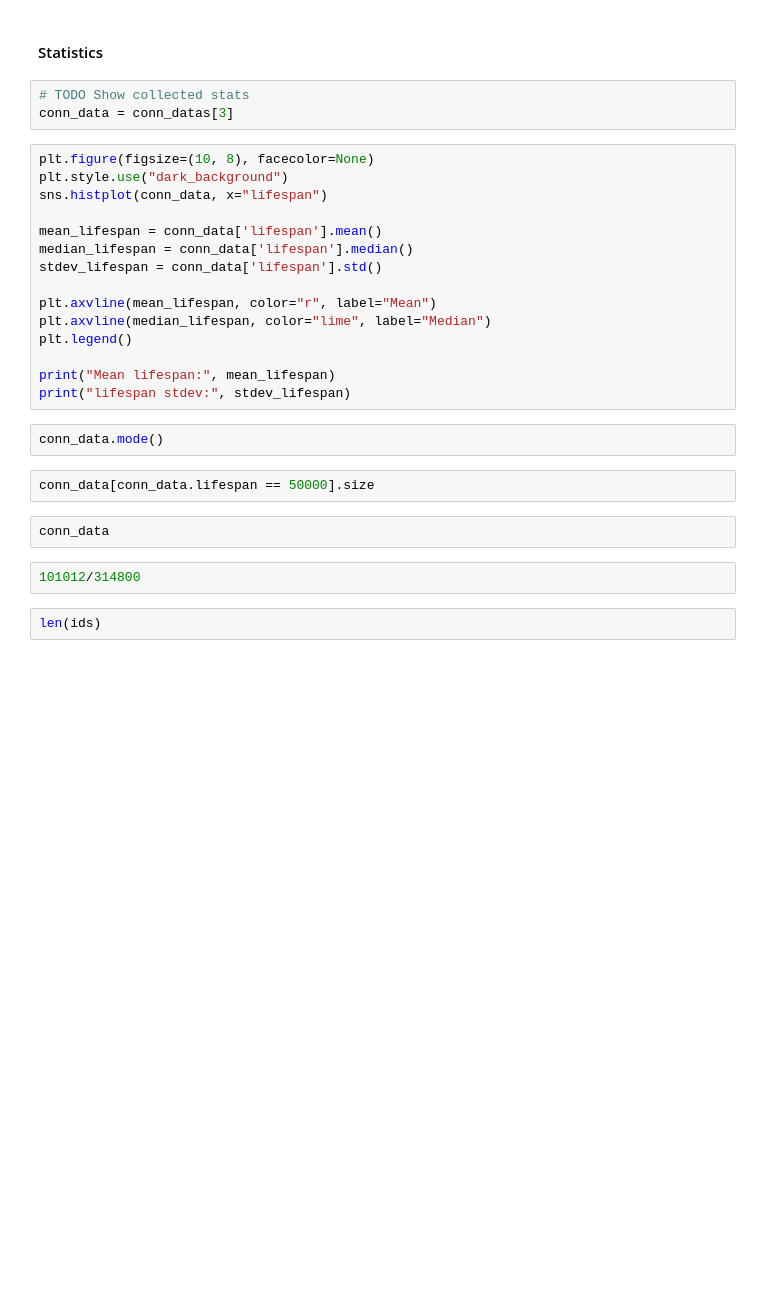
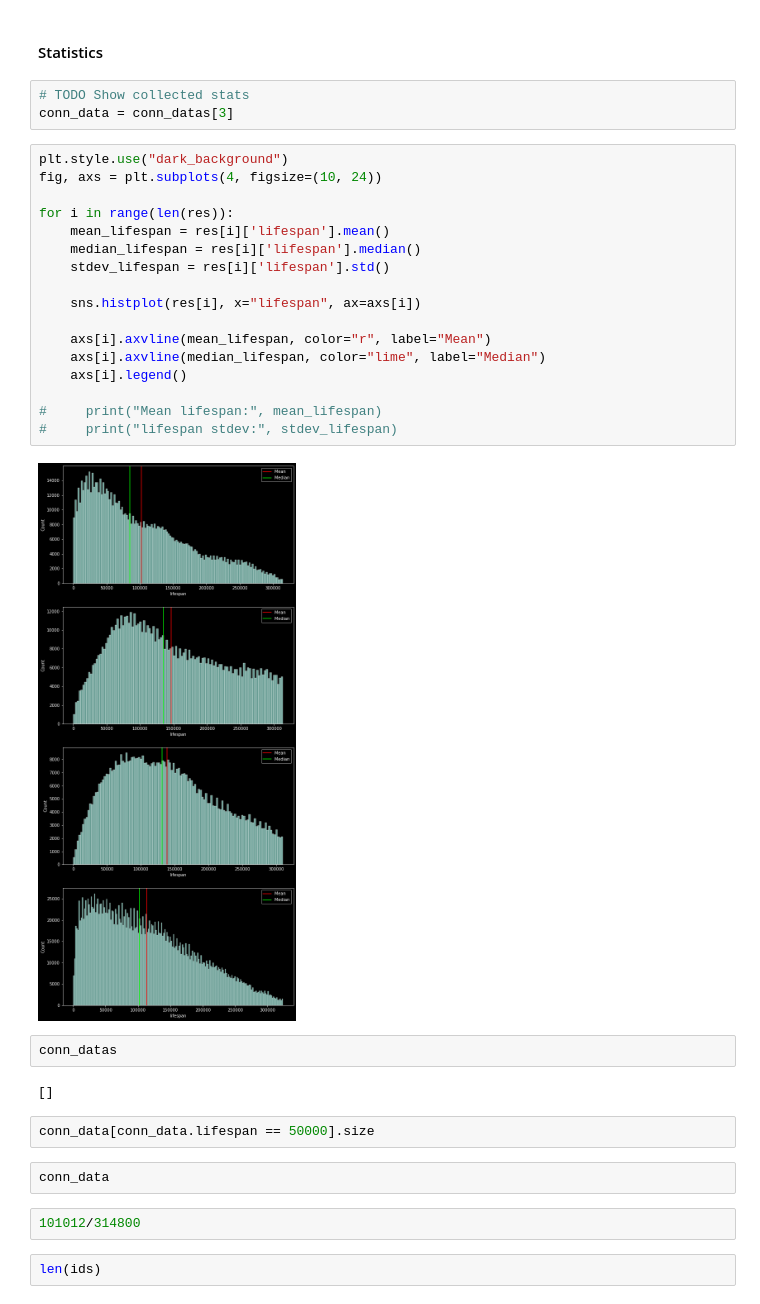
Before and after one commit to AlgebraicWolf/mesh-network-modeling, a Jupyter notebook: model.ipynb, the cells around one changed output. Cells and saved outputs as stored; diff of their text form; blank space fills up the shorter version.

```diff
--- a/model.ipynb
+++ b/model.ipynb
@@ -208,22 +212,28 @@ filtered_data[0]
 # TODO Show collected stats
 conn_data = conn_datas[3]
 # %%
-plt.figure(figsize=(10, 8), facecolor=None)
 plt.style.use("dark_background")
-sns.histplot(conn_data, x="lifespan")
+fig, axs = plt.subplots(4, figsize=(10, 24))
 
-mean_lifespan = conn_data['lifespan'].mean()
-median_lifespan = conn_data['lifespan'].median()
-stdev_lifespan = conn_data['lifespan'].std()
+for i in range(len(res)):
+    mean_lifespan = res[i]['lifespan'].mean()
+    median_lifespan = res[i]['lifespan'].median()
+    stdev_lifespan = res[i]['lifespan'].std()
 
-plt.axvline(mean_lifespan, color="r", label="Mean")
-plt.axvline(median_lifespan, color="lime", label="Median")
-plt.legend()
+    sns.histplot(res[i], x="lifespan", ax=axs[i])
 
-print("Mean lifespan:", mean_lifespan)
-print("lifespan stdev:", stdev_lifespan)
+    axs[i].axvline(mean_lifespan, color="r", label="Mean")
+    axs[i].axvline(median_lifespan, color="lime", label="Median")
+    axs[i].legend()
+
+#     print("Mean lifespan:", mean_lifespan)
+#     print("lifespan stdev:", stdev_lifespan)
+# %% [output]
+[figure, added]
-# %%
-conn_data.mode()
+# %%
+conn_datas
+# %% [output]
+[]
 # %%
 conn_data[conn_data.lifespan == 50000].size
 # %%
```
Also changed, not shown: parts of 2 cells of this notebook.
